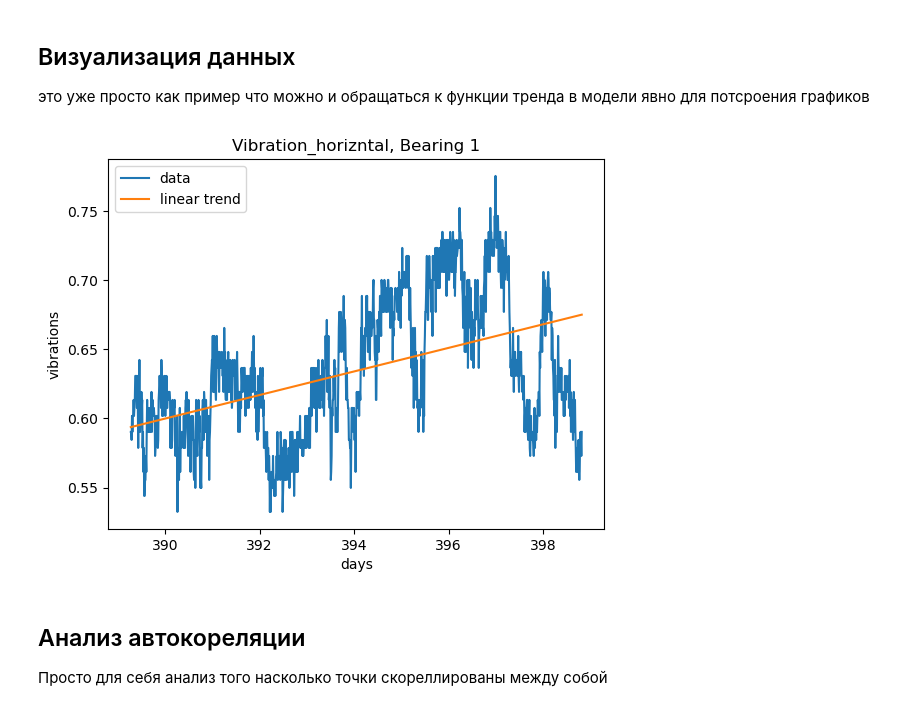
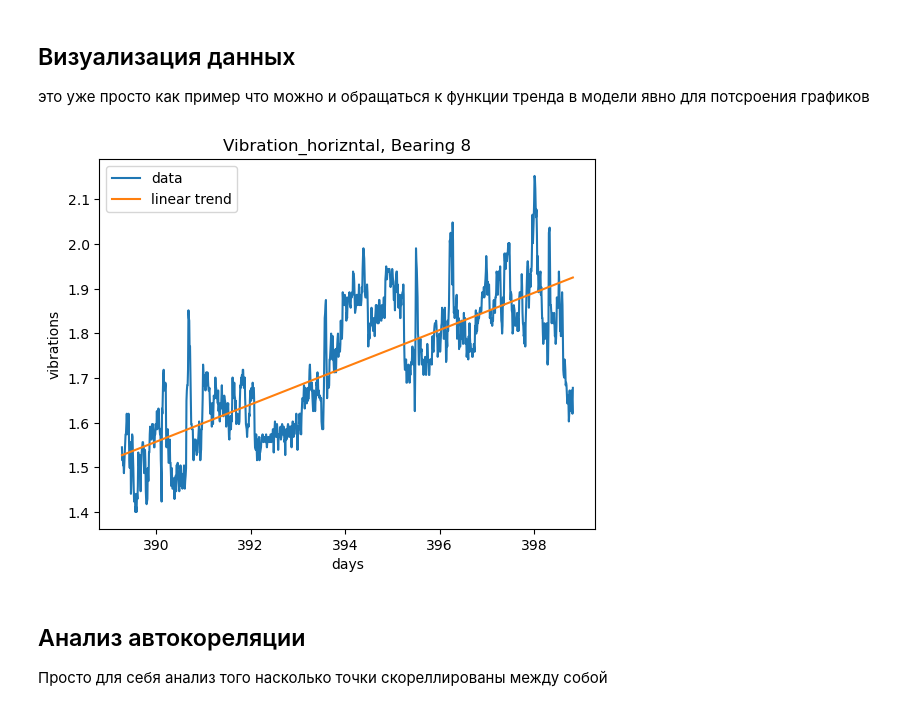
Before and after one commit to FoxhoundTeam/Evraz2.0_FoxhoundTeam, a Jupyter notebook: predictor/workspace.ipynb, the cells around one changed output. Saved outputs shown, nothing was run; the diff lists cells and outputs as text; code cells hidden in the pictures.

```diff
--- a/predictor/workspace.ipynb
+++ b/predictor/workspace.ipynb
@@ -60,21 +60,21 @@ model.predict_linear()
 # %%
 key = 'Vibration_horizntal'
 
-plt.title('{}, Bearing 1'.format(key))
+plt.title('{}, Bearing 8'.format(key))
 
-x = model.data_value[0][key]
+x = model.data_value[7][key]
 
 plt.plot(model.t, x, label='data')
 
 t_pred = np.array([model.t[0], model.t[-1]])
 
-plt.plot(t_pred, model.trend_linear(t_pred, key, 0), label='linear trend')
+plt.plot(t_pred, model.trend_linear(t_pred, key, 7), label='linear trend')
 plt.legend()
 plt.xlabel('days')
 plt.ylabel('vibrations')
 plt.show()
 # %% [output]
-[figure, old version]
+[figure, new version]
 # %% [markdown]
 ## Анализ автокореляции
 Просто для себя анализ того насколько точки скореллированы между собой
```
Also changed, not shown: parts of 1 cell of this notebook, 1 other file.
